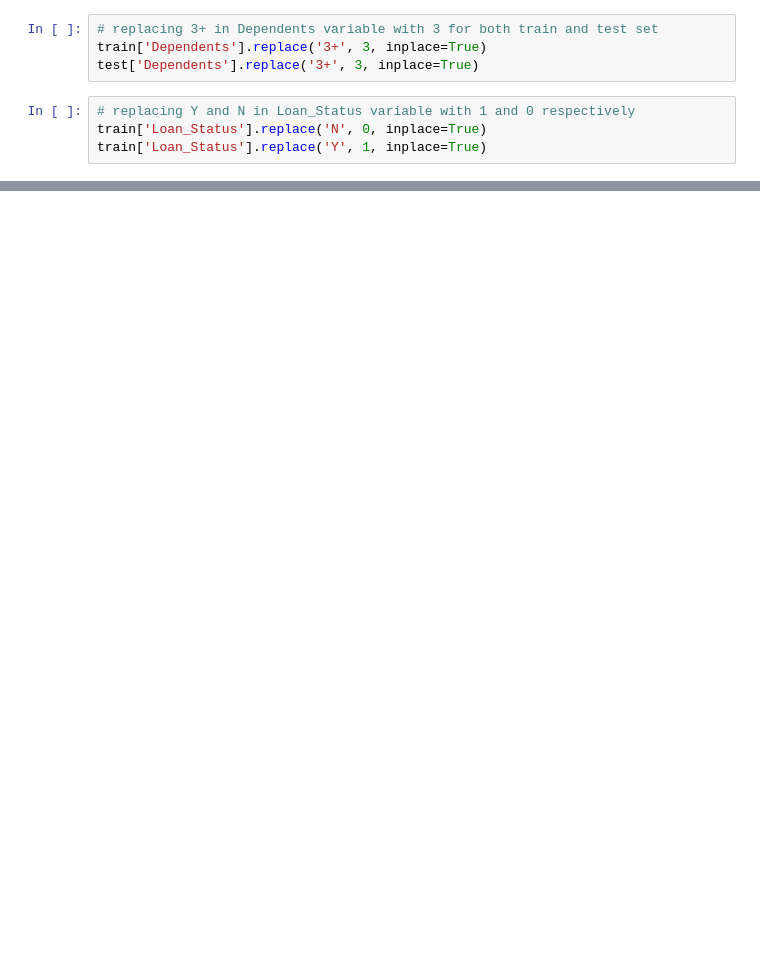
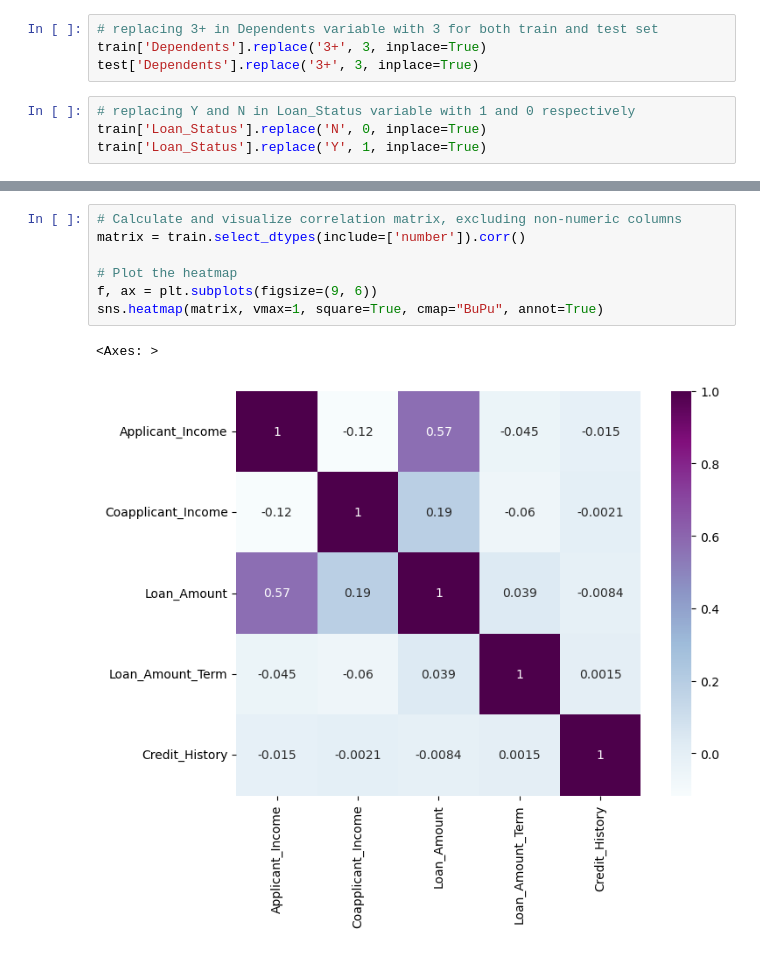
Before and after one commit to akhnasj/predictive-modelling-for-loan-approval, a Jupyter notebook: PMLA.ipynb, the cells around one changed output, grey strips where cells are left out. Drawn from its saved outputs; the diff is of its cells as text; blank space fills up the shorter version.

Commit message:
Added heatmap

```diff
--- a/PMLA.ipynb
+++ b/PMLA.ipynb
@@ -522,3 +522,13 @@ train.head()
 | 2 | LP001005 | Male | Yes | 0 | Graduate | Yes | 3000 | 0.0 | ... |
 | 3 | LP001006 | Male | Yes | 0 | Not Graduate | No | 2583 | 2358.0 | ... |
 | 4 | LP001008 | Male | No | 0 | Graduate | No | 6000 | 0.0 | ... |
+# %%
+# Calculate and visualize correlation matrix, excluding non-numeric columns
+matrix = train.select_dtypes(include=['number']).corr()
+
+# Plot the heatmap
+f, ax = plt.subplots(figsize=(9, 6))
+sns.heatmap(matrix, vmax=1, square=True, cmap="BuPu", annot=True)
+# %% [output]
+<Axes: >
+[figure, added]
```
